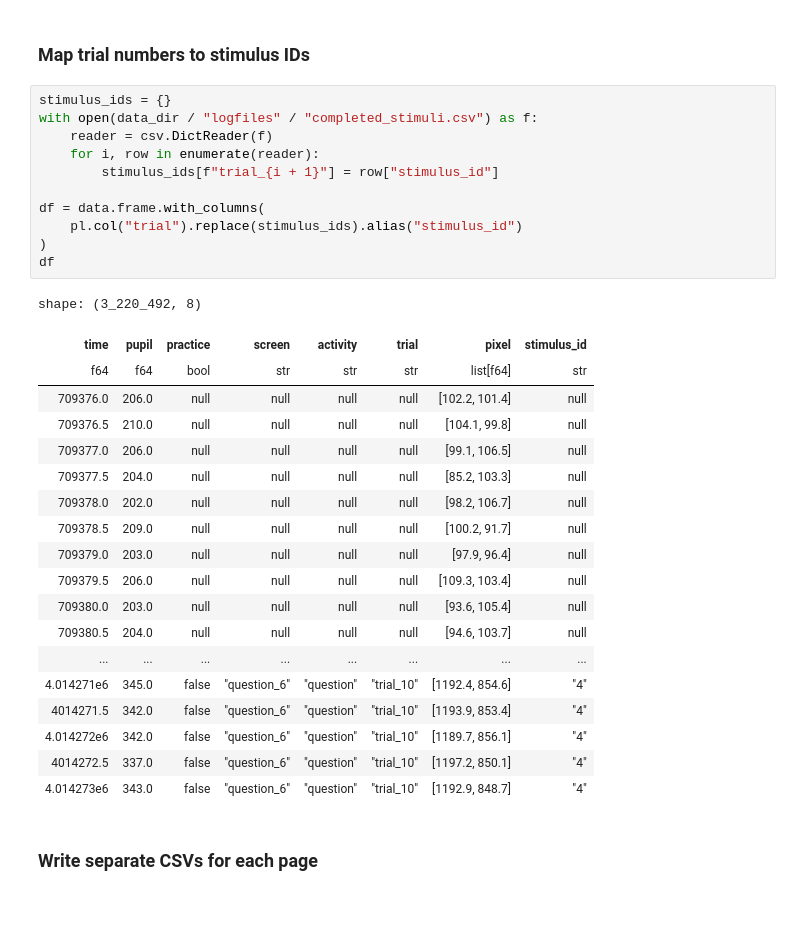
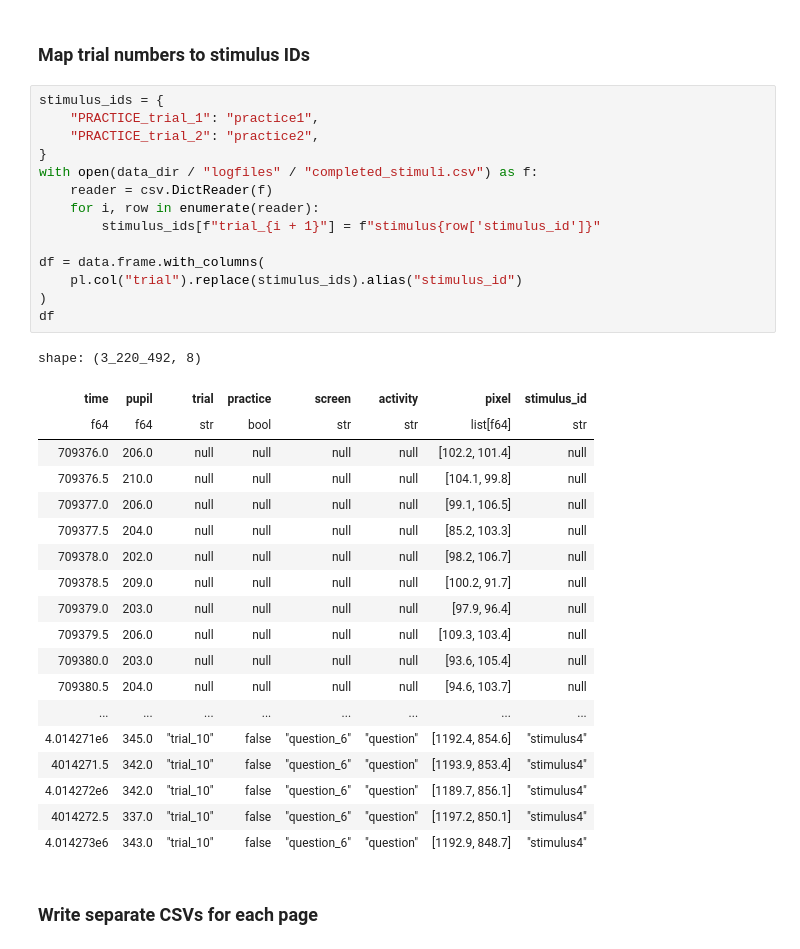
Before and after one commit to theDebbister/multipleye-preprocessing, a Jupyter notebook: preprocessing.ipynb, the cells around one changed output. Cells and saved outputs as stored; diff of their text form; blank space fills up the shorter version.

```diff
--- a/preprocessing.ipynb
+++ b/preprocessing.ipynb
@@ -126,20 +131,23 @@ shape: (3_220_492, 7)
 # %% [markdown]
 ### Map trial numbers to stimulus IDs
 # %%
-stimulus_ids = {}
+stimulus_ids = {
+    "PRACTICE_trial_1": "practice1",
+    "PRACTICE_trial_2": "practice2",
+}
 with open(data_dir / "logfiles" / "completed_stimuli.csv") as f:
     reader = csv.DictReader(f)
     for i, row in enumerate(reader):
-        stimulus_ids[f"trial_{i + 1}"] = row["stimulus_id"]
+        stimulus_ids[f"trial_{i + 1}"] = f"stimulus{row['stimulus_id']}"
 
 df = data.frame.with_columns(
     pl.col("trial").replace(stimulus_ids).alias("stimulus_id")
 )
 df
 # %% [output]
 shape: (3_220_492, 8)
-| time | pupil | practice | screen | activity | trial | pixel | stimulus_id |
-| f64 | f64 | bool | str | str | str | list[f64] | str |
+| time | pupil | trial | practice | screen | activity | pixel | stimulus_id |
+| f64 | f64 | str | bool | str | str | list[f64] | str |
 | 709376.0 | 206.0 | null | null | null | null | [102.2, 101.4] | null |
 | 709376.5 | 210.0 | null | null | null | null | [104.1, 99.8] | null |
 | 709377.0 | 206.0 | null | null | null | null | [99.1, 106.5] | null |
@@ -151,11 +159,11 @@ shape: (3_220_492, 8)
 | 709380.0 | 203.0 | null | null | null | null | [93.6, 105.4] | null |
 | 709380.5 | 204.0 | null | null | null | null | [94.6, 103.7] | null |
 | ... | ... | ... | ... | ... | ... | ... | ... |
-| 4.014271e6 | 345.0 | false | "question_6" | "question" | "trial_10" | [1192.4, 854.6] | "4" |
-| 4014271.5 | 342.0 | false | "question_6" | "question" | "trial_10" | [1193.9, 853.4] | "4" |
-| 4.014272e6 | 342.0 | false | "question_6" | "question" | "trial_10" | [1189.7, 856.1] | "4" |
-| 4014272.5 | 337.0 | false | "question_6" | "question" | "trial_10" | [1197.2, 850.1] | "4" |
-| 4.014273e6 | 343.0 | false | "question_6" | "question" | "trial_10" | [1192.9, 848.7] | "4" |
+| 4.014271e6 | 345.0 | "trial_10" | false | "question_6" | "question" | [1192.4, 854.6] | "stimulus4" |
+| 4014271.5 | 342.0 | "trial_10" | false | "question_6" | "question" | [1193.9, 853.4] | "stimulus4" |
+| 4.014272e6 | 342.0 | "trial_10" | false | "question_6" | "question" | [1189.7, 856.1] | "stimulus4" |
+| 4014272.5 | 337.0 | "trial_10" | false | "question_6" | "question" | [1197.2, 850.1] | "stimulus4" |
+| 4.014273e6 | 343.0 | "trial_10" | false | "question_6" | "question" | [1192.9, 848.7] | "stimulus4" |
 # %% [markdown]
 ### Write separate CSVs for each page
 # %% [markdown]
```
Also changed, not shown: parts of 6 cells of this notebook.
